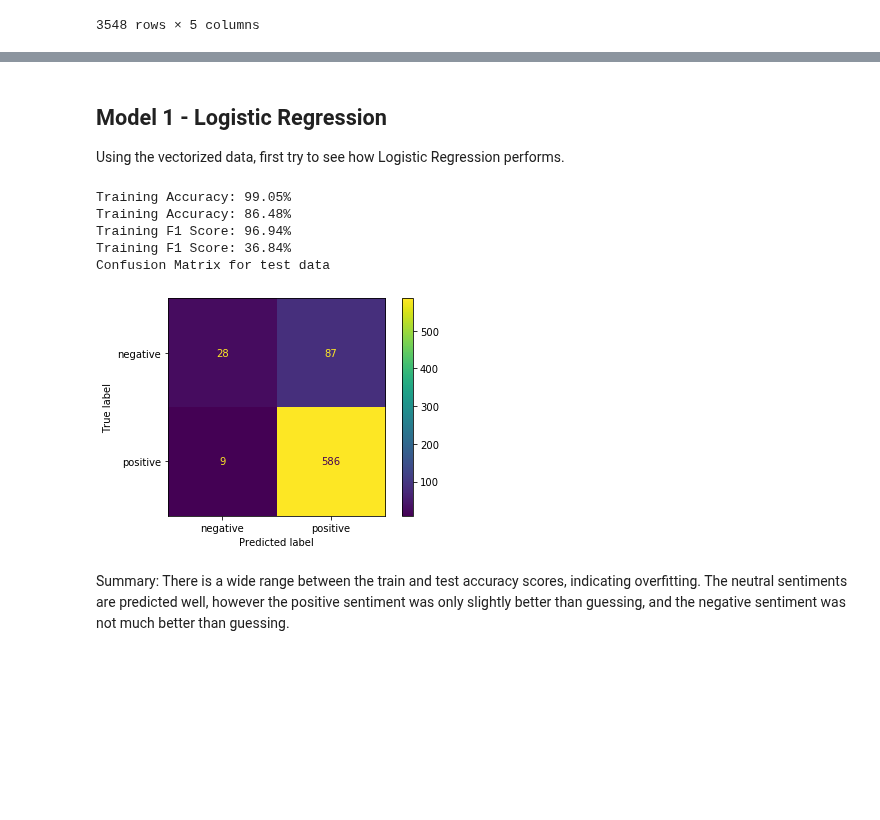
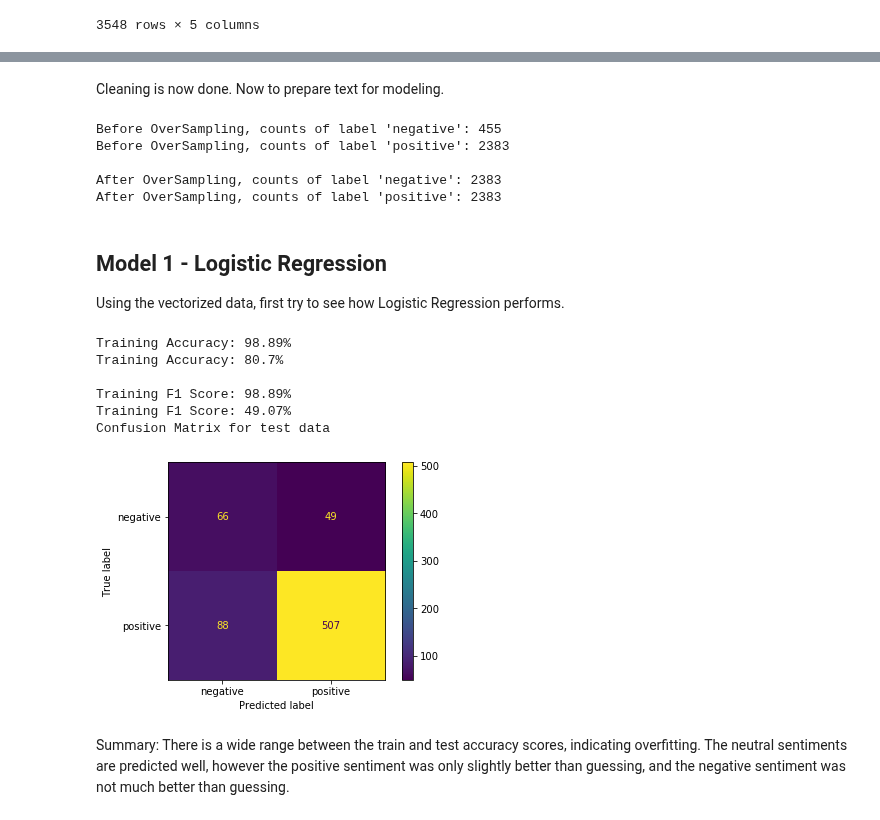
Before and after one commit to cmfritz/NLP-Twitter-Sentiment, a Jupyter notebook: nlp_notebook.ipynb, the cells around one changed output, grey strips where cells are left out. Drawn from its saved outputs; the diff is of its cells as text; code cells hidden in the pictures; blank space fills up the shorter version.

Commit message:
Update models, readme, and files

```diff
--- a/nlp_notebook.ipynb
+++ b/nlp_notebook.ipynb
@@ -67,7 +114,6 @@ def remove_words(col, to_remove):
         cleaned.append([w for w in text if w not in to_remove])
     return cleaned
 # %%
-# function to remove single-instance words from a list of tweets
 def remove_singles(col):
     '''
     Remove words that appear only once in a list of strings.
@@ -83,7 +129,7 @@ def remove_singles(col):
     for text in col:
         all_words += [w for w in text]
     freqdist = FreqDist(all_words)
-    removable_words = [x[0] for x in freqdist.most_common(3)]
+    removable_words = ['sxsw', 'rt', 'link', 'quot']
     single_words = [x[0] for x in freqdist.most_common() if x[1]==1]
     removable_words += single_words
     list_of_strings = remove_words(col, removable_words)
@@ -138,15 +188,16 @@ def run_grid_search(params, model, Xy):
 
     return gs, Xy
 # %%
-# Function to generate model scores
 def model_scores(model, Xy):
     '''
-    Description.
+    Takes model and test train data objects and generates scores and confusion matrix.
 
     Parameters:
+    model: object containing initialized model for training
+    Xy: object containing train and test data for X and y sets
 
     Returns:
-
+    printed text and visualizations
     '''
     # Caclulate accuracy for test data
     train_accuracy = accuracy_score(Xy.y_train, Xy.y_hat_train)
@@ -154,7 +205,7 @@ def model_scores(model, Xy):
 
     # Caclulate accuracy for test data
     test_accuracy = accuracy_score(Xy.y_test, Xy.y_hat_test)
-    print('Training Accuracy: {:.4}%'.format(test_accuracy * 100))
+    print('Test Accuracy: {:.4}%\n'.format(test_accuracy * 100))
 
     # Caclulate F1 for train data
     train_f1 = f1_score(Xy.y_train, Xy.y_hat_train, pos_label='negative')
@@ -162,7 +213,7 @@ def model_scores(model, Xy):
 
     # Calculate F1 for test data
     test_f1 = f1_score(Xy.y_test,Xy. y_hat_test, pos_label='negative')
-    print('Training F1 Score: {:.4}%'.format(test_f1 * 100))
+    print('Test F1 Score: {:.4}%'.format(test_f1 * 100))
 
     # Plot confusion matrix
     print('Confusion Matrix for test data')
@@ -321,3 +392,5 @@ df.head()
+# %% [markdown]
+Cleaning is now done. Now to prepare text for modeling.
 # %%
 # Create object of test and train data
 X = df['lemmed_tokens']
@@ -339,25 +412,45 @@ Xy.X_train = pd.DataFrame(X_train_transformed.toarray(), columns = vec.get_featu
 # fit vectorizer on test data using train transform
 X_test_transformed = vec.transform(Xy.X_test)
 Xy.X_test = pd.DataFrame(X_test_transformed.toarray(), columns = vec.get_feature_names())
+# %%
+# Use SMOTE to deal with imbalance
+print("Before OverSampling, counts of label 'negative': {}".format(sum(Xy.y_train == 'negative')))
+print("Before OverSampling, counts of label 'positive': {} \n".format(sum(Xy.y_train == 'positive')))
+
+sm = SMOTE(random_state = 2)
+X_train_res, y_train_res = sm.fit_resample(Xy.X_train, Xy.y_train)
+
+print("After OverSampling, counts of label 'negative': {}".format(sum(y_train_res == 'negative')))
+print("After OverSampling, counts of label 'positive': {}".format(sum(y_train_res == 'positive')))
+
+Xy.X_train = X_train_res
+Xy.y_train = y_train_res
+# %% [output]
+Before OverSampling, counts of label 'negative': 455
+Before OverSampling, counts of label 'positive': 2383
+
+After OverSampling, counts of label 'negative': 2383
+After OverSampling, counts of label 'positive': 2383
 # %% [markdown]
 ## Model 1 - Logistic Regression
 Using the vectorized data, first try to see how Logistic Regression performs.
 # %%
 # Initiate the model
-logreg = LogisticRegression(random_state=42)
+logreg = LogisticRegression(random_state=42, n_jobs=1)
 
 # Fit the model and get predictions
 lr_Xy = train_and_predict(logreg, Xy)
 
 # Evaluate model
 model_scores(logreg, lr_Xy)
 # %% [output]
-Training Accuracy: 99.05%
-Training Accuracy: 86.48%
-Training F1 Score: 96.94%
-Training F1 Score: 36.84%
+Training Accuracy: 98.89%
+Training Accuracy: 80.7%
+
+Training F1 Score: 98.89%
+Training F1 Score: 49.07%
 Confusion Matrix for test data
-[figure, old version]
+[figure, new version]
 # %% [markdown]
 Summary: There is a wide range between the train and test accuracy scores, indicating overfitting. The neutral sentiments are predicted well, however the positive sentiment was only slightly better than guessing, and the negative sentiment was not much better than guessing.
 # %% [markdown]
```
Also changed, not shown: parts of 17 cells of this notebook, 9 other files.
